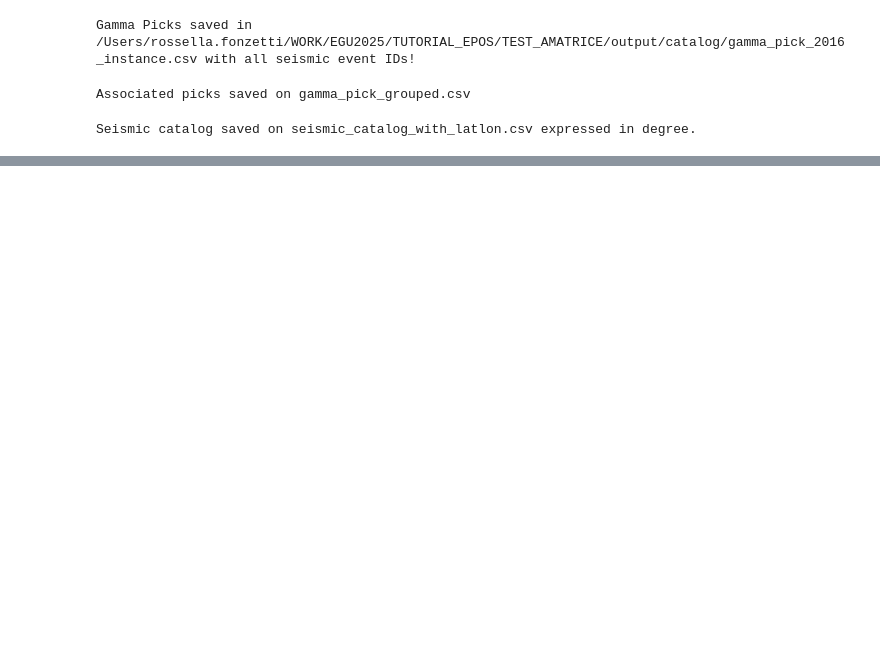
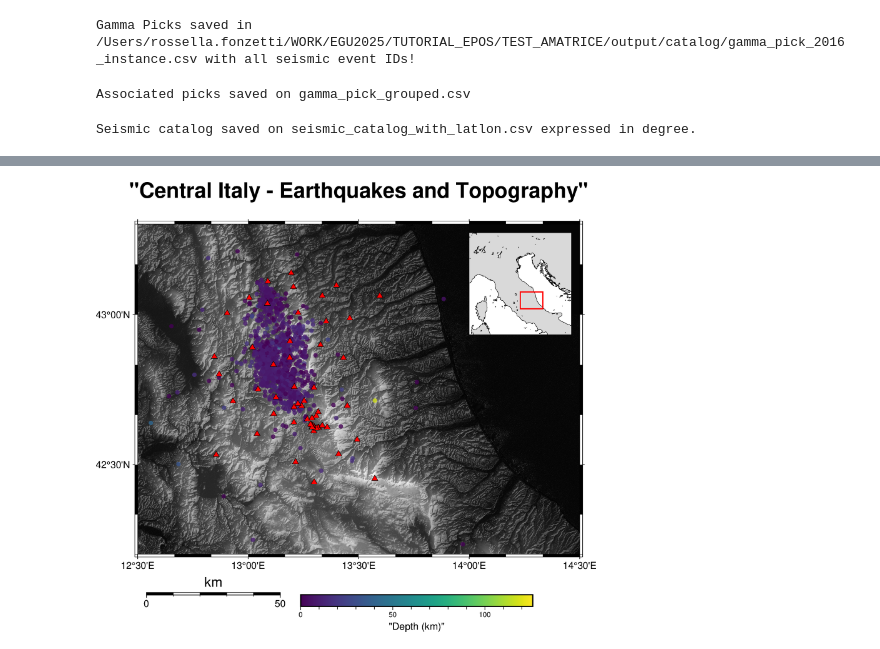
Before and after one commit to RossellaFonzetti/EPOS_TUTORIAL_EGU2025, a Jupyter notebook: notebooks/3_built_the catalog.ipynb, the cells around one changed output, grey strips where cells are left out. Cells and saved outputs as stored; diff of their text form; code cells hidden in the pictures; blank space fills up the shorter version.

```diff
--- a/notebooks/3_built_the catalog.ipynb
+++ b/notebooks/3_built_the catalog.ipynb
@@ -420,0 +371,93 @@ plt.show()
+# %%
+import pygmt
+pygmt.config(GMT_VERBOSE="q")
+# 1. Central Italy range
+region = [12.5, 14.5, 42.2, 43.3]
+
+# 2. Figure
+fig = pygmt.Figure()
+
+# 3. Topography Colormap
+pygmt.makecpt(cmap="gray", series=[-1000, 3000,1], continuous=True)
+
+# 4. Topography with realistic shading
+fig.grdimage(
+    grid="/Users/rossella.fonzetti/WORK/TOPO/italy_srtm.grd",  # ← your grd file or @
+    region=region,
+    projection="M6i",
+    shading="+a135+nt0.6",
+    cmap="gray",
+    frame=["af", '+t"Central Italy - Earthquakes and Topography"']
+)
+
+# 5. Coastlines
+fig.coast(shorelines="1/0.25p,black", resolution="h")
+
+# 6. Depth colormap (continuous viridis)
+pygmt.makecpt(
+    cmap="viridis",
+    series=[catalog["z(km)"].min(), catalog["z(km)"].max(),1],
+    continuous=True
+)
+
+# 7. Plot earthquakes (viridis, no black outline)
+fig.plot(
+    x=catalog["longitude"],
+    y=catalog["latitude"],
+    style="c0.15c",
+    fill=catalog["z(km)"],
+    cmap=True,
+    pen=False,
+    transparency=20
+)
+
+# 8. Seismic stations
+fig.plot(
+    x=station_df["longitude"],
+    y=station_df["latitude"],
+    style="t0.25c",
+    fill="red",
+    pen="black"
+)
+
+# 9. Depth colorbar (below the map)
+fig.colorbar(
+    position="JBC+o2.0c/1.4c+w8c/0.4c+h",  # bottom center, offset vertical -1.4c
+    frame='af+l"Depth (km)"'
+)
+
+# 10. Topography colorbar (top right) — [commented out]
+#fig.colorbar(
+#    position="JTR+o-1.8c/0c+w0.3c/3c+v",  # verticale
+#    frame='af+l"Elevation (m)"'
+#)
+
+# 11. Scale bar (50 km, bottom left)
+fig.basemap(map_scale="jBL+o0.3c/-1.5c+w50k+f+l")
+
+# 12. Inset map of Italy centered on the Apennines
+with fig.inset(position="jTR+w3.5c+o0.3c", box="+gwhite+p1p,black"):
+    fig.coast(
+        region=[8, 17, 40.5, 47],
+        projection="M3.5c",
+        land="gray85",
+        water="white",
+        shorelines="0.25p,black"
+    )
+    rect = [
+        [region[0], region[2]],
+        [region[1], region[2]],
+        [region[1], region[3]],
+        [region[0], region[3]],
+        [region[0], region[2]],
+    ]
+    fig.plot(data=rect, pen="1p,red")
+
+# Save plot
+output_file = os.path.join(output_folder_catalog, f"catalog_{year}_{training}_pygmt.pdf")
+fig.savefig(output_file, dpi=300)
+
+# Show the plot
+fig.show()
+# %% [output]
+[figure, added]
```
Also changed, not shown: parts of 6 cells of this notebook.
